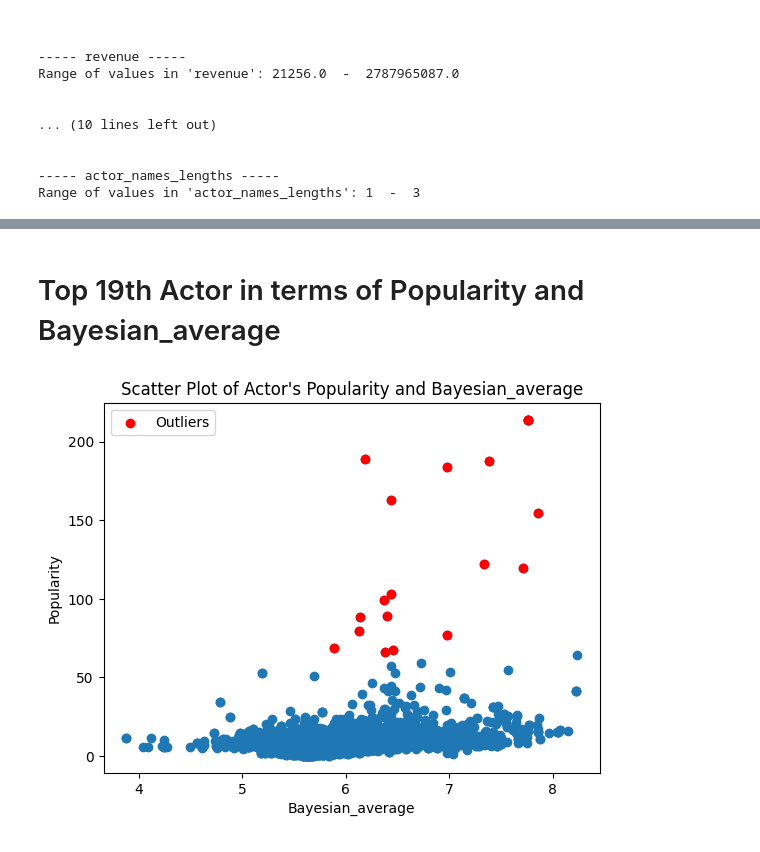
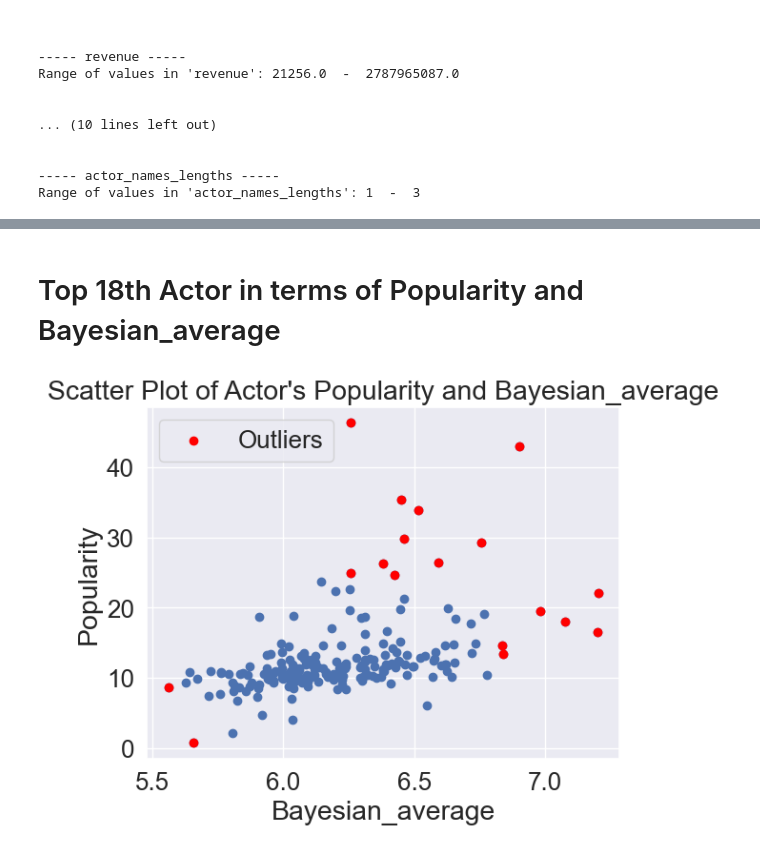
Before and after one commit to FredSabu/University-Salaries, a Jupyter notebook: ActorsDirectorsCompanies.ipynb, the cells around one changed output, grey strips where cells are left out. Drawn from its saved outputs; the diff is of its cells as text; code cells hidden in the pictures.

```diff
--- a/ActorsDirectorsCompanies.ipynb
+++ b/ActorsDirectorsCompanies.ipynb
@@ -231,3 +348,9 @@ actors_genre
 | Julianne Moore | 0 | 0 | 0 | 0 | 0 | 0 | 0 | 0 | 0 | 0 | ... |
 | Willem Dafoe | 0 | 0 | 0 | 0 | 0 | 0 | 0 | 0 | 0 | 0 | ... |
 | Clive Owen | 0 | 0 | 0 | 0 | 0 | 0 | 0 | 0 | 0 | 0 | ... |
+# %%
+directors_genre = pd.DataFrame(columns=["Directors"] + genre_columns)
+directors_genre['Directors'] = top_directors.index
+directors_genre.iloc[:,1:] = 0
+directors_genre = directors_genre.set_index('Directors')
+directors_genre
@@ -234,5 +376,5 @@ actors_genre
 # %%
-for index, row in filtered_analysis.iterrows():
+for index, row in actors_analysis.iterrows():
     for actor in row['actor_names']:
         if actor in actors_genre.index:
             for gen in row['genre_list']:
@@ -257,3 +399,10 @@ actors_genre
 | Julianne Moore | 5 | 1 | 0 | 9 | 3 | 0 | 26 | 0 | 1 | 0 | ... |
 | Willem Dafoe | 6 | 3 | 0 | 5 | 9 | 0 | 27 | 0 | 4 | 1 | ... |
 | Clive Owen | 15 | 7 | 0 | 7 | 8 | 0 | 15 | 0 | 0 | 1 | ... |
+# %%
+for index, row in directors_analysis.iterrows():
+    for director in row['directors']:
+        if director in directors_genre.index:
+            for gen in row['genre_list']:
+                directors_genre.loc[director, gen] += 1
+directors_genre
@@ -466,0 +655,3 @@ score
+# %%
+score = score[score['No of Movies'] >= 10]
+score
@@ -547,5 +753,5 @@ Range of values in 'Bayesian_average': 3.878  -  8.234
 # %% [markdown]
-# Top 19th Actor in terms of Popularity and Bayesian_average
+# Top 18th Actor in terms of Popularity and Bayesian_average
 # %%
 graph_data = avg_score
 
@@ -558,35 +764,35 @@ y = pd.to_numeric(y)
 
 # Calculate z-scores for x and y
 z_scores_x = np.abs(stats.zscore(x))
 z_scores_y = np.abs(stats.zscore(y))
 
 # Set a threshold for considering a point as an outlier (e.g., z-score > 2)
-threshold = 5
+threshold = 2
 
 # Find the indices of the outliers
 outlier_indices = np.where((z_scores_x > threshold) | (z_scores_y > threshold))[0]
 
 # Create the scatter plot
 plt.scatter(x, y)
 
 # Highlight the outliers
 plt.scatter(
     [x.iloc[i,] for i in outlier_indices],
     [y.iloc[i,] for i in outlier_indices],
     color='red',
     label='Outliers'
 )
 
 # Add labels and title
 plt.xlabel('Bayesian_average')
 plt.ylabel('Popularity')
 plt.title('Scatter Plot of Actor\'s Popularity and Bayesian_average')
 
 # Display the plot
 plt.legend()
 plt.show()
 # %% [output]
-[figure, old version]
+[figure, new version]
 # %%
 outliers = graph_data.iloc[outlier_indices]
 outliers = outliers.sort_values(by='Popularity', ascending=False)
```
Also changed, not shown: parts of 36 cells of this notebook.
